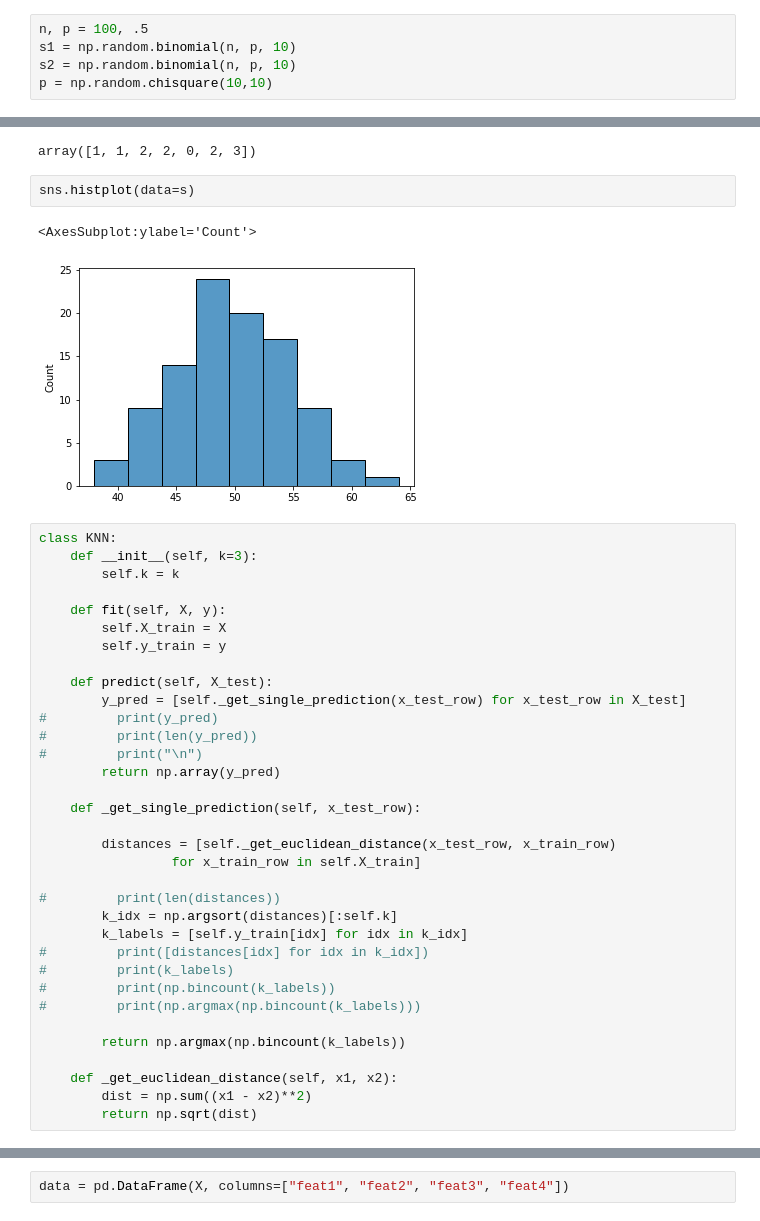
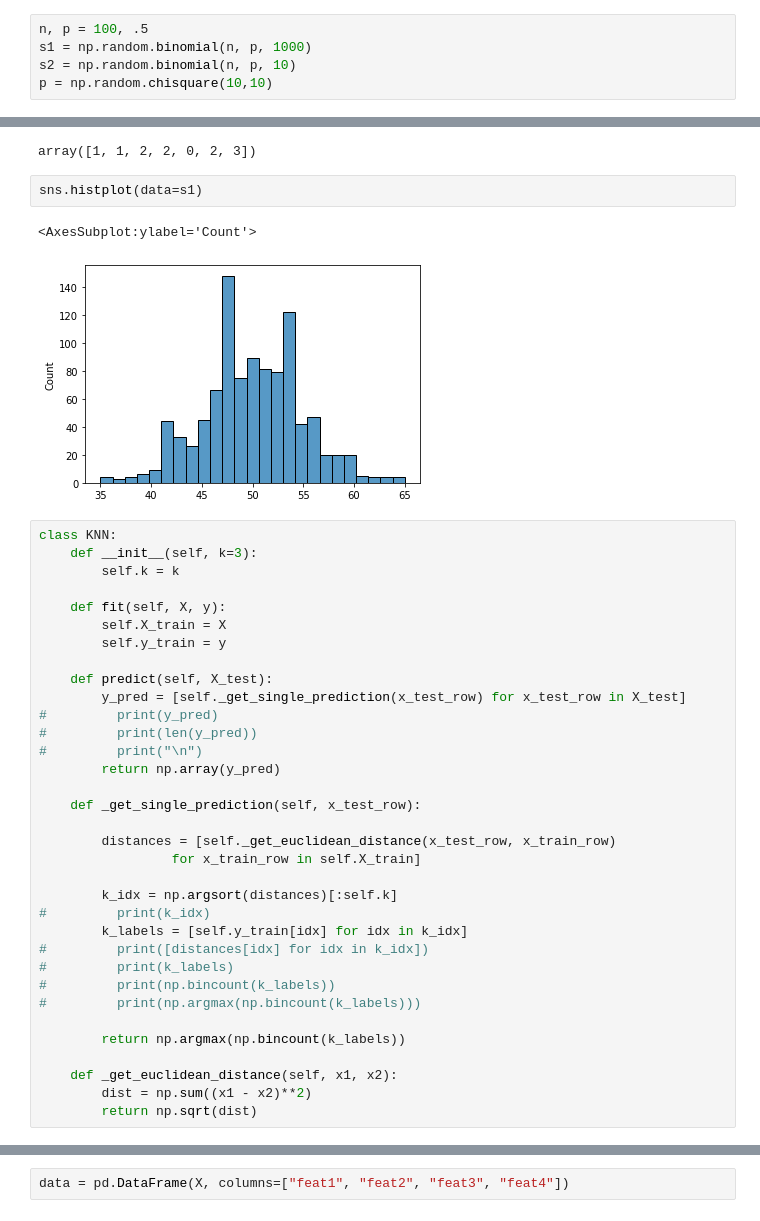
Before and after one commit to FireStrings/classification_project, a Jupyter notebook: KNN_from_scratch.ipynb, the cells around one changed output, grey strips where cells are left out. Cells and saved outputs as stored; diff of their text form.

```diff
--- a/KNN_from_scratch.ipynb
+++ b/KNN_from_scratch.ipynb
@@ -4,7 +4,7 @@ import seaborn as sns
 import pandas as pd
 # %%
 n, p = 100, .5
-s1 = np.random.binomial(n, p, 10)
+s1 = np.random.binomial(n, p, 1000)
 s2 = np.random.binomial(n, p, 10)
 p = np.random.chisquare(10,10)
 # %%
@@ -14,10 +14,10 @@ np.bincount([0, 1, 2, 2, 3, 3 , 5, 5, 6, 6, 6])
 # %% [output]
 array([1, 1, 2, 2, 0, 2, 3])
 # %%
-sns.histplot(data=s)
+sns.histplot(data=s1)
 # %% [output]
 <AxesSubplot:ylabel='Count'>
-[figure, old version]
+[figure, new version]
 # %%
 class KNN:
     def __init__(self, k=3):
@@ -39,8 +39,8 @@ class KNN:
         distances = [self._get_euclidean_distance(x_test_row, x_train_row)
                  for x_train_row in self.X_train]
 
-#         print(len(distances))
         k_idx = np.argsort(distances)[:self.k]
+#         print(k_idx)
         k_labels = [self.y_train[idx] for idx in k_idx]
 #         print([distances[idx] for idx in k_idx])
 #         print(k_labels)
```
Also changed, not shown: parts of 3 cells of this notebook.
